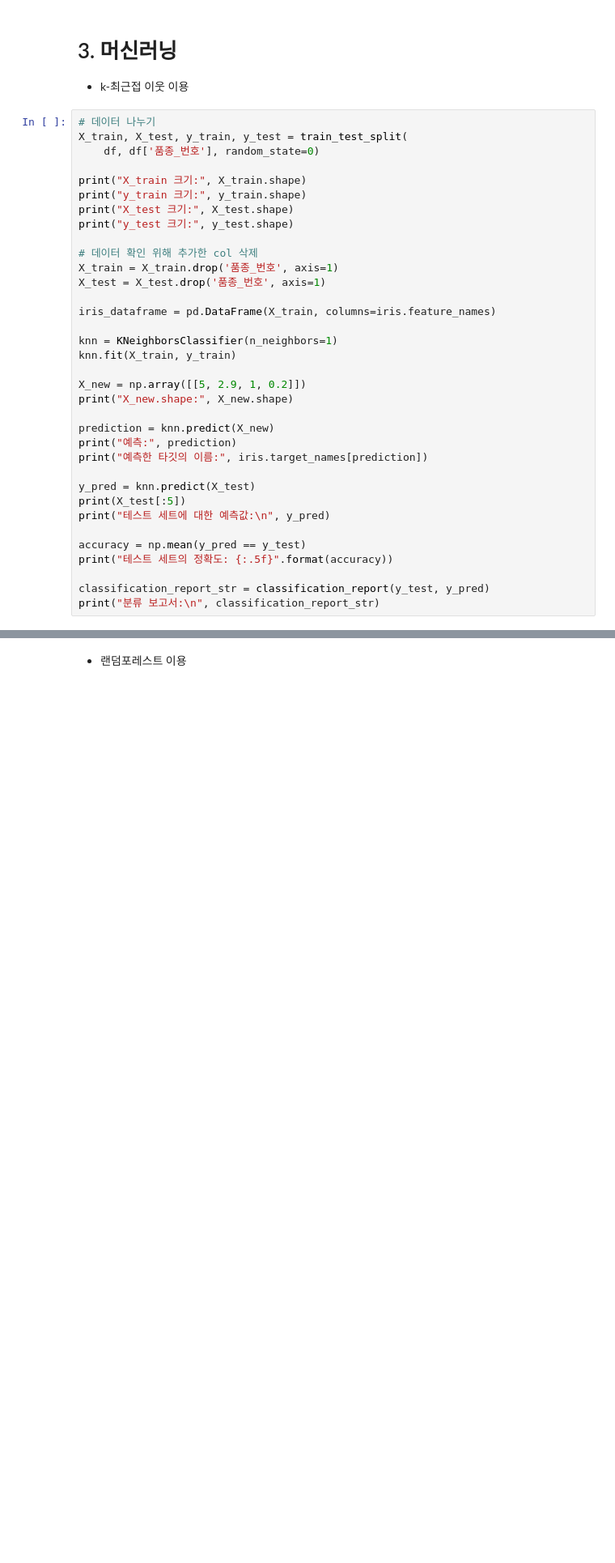
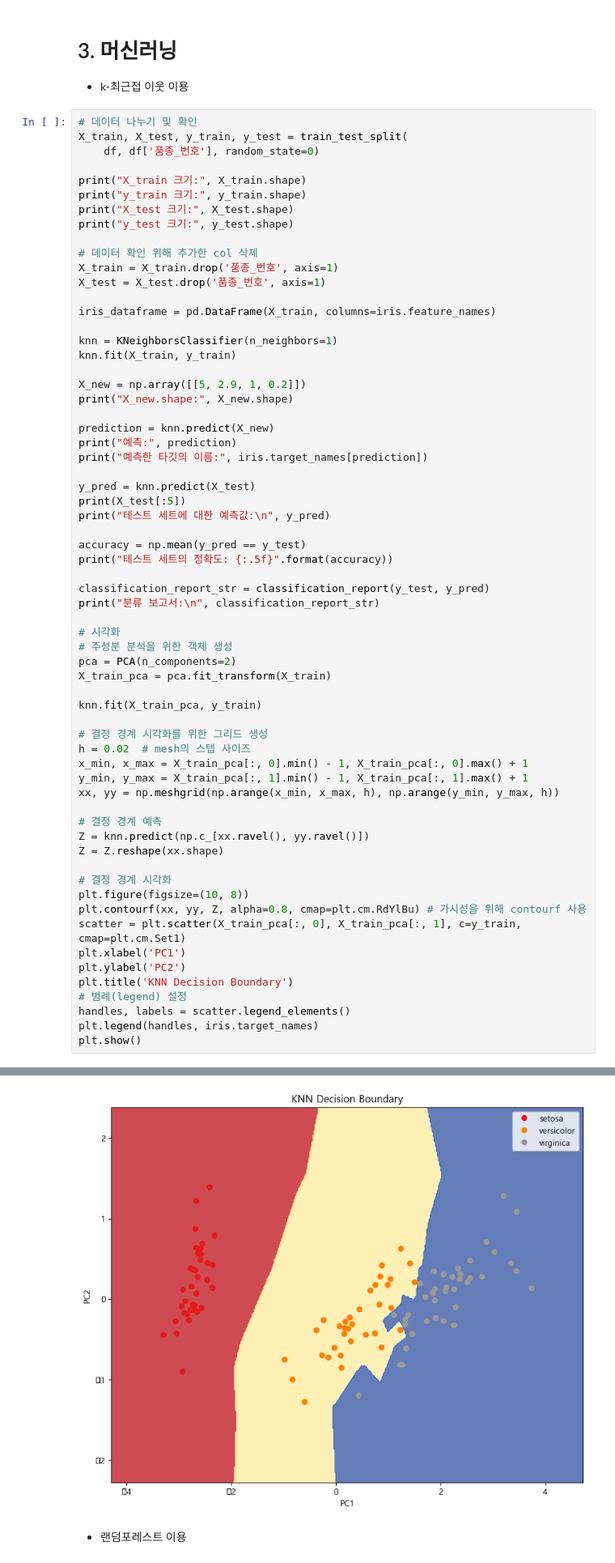
Before and after one commit to YeDongVibe/Python_Class, a Jupyter notebook: 14_mission_R/missionR.ipynb, the cells around one changed output, grey strips where cells are left out. Shown at 81% size. Drawn from its saved outputs; the diff is of its cells as text; blank space fills up the shorter version.

```diff
--- a/14_mission_R/missionR.ipynb
+++ b/14_mission_R/missionR.ipynb
@@ -91,7 +93,7 @@ sn.pairplot(data=df, vars=["꽃잎_너비", "꽃잎_길이"], hue="품종_번호
 # 3. 머신러닝
 * k-최근접 이웃 이용
 # %%
-# 데이터 나누기
+# 데이터 나누기 및 확인
 X_train, X_test, y_train, y_test = train_test_split(
     df, df['품종_번호'], random_state=0)
 
@@ -116,32 +118,62 @@ prediction = knn.predict(X_new)
 print("예측:", prediction)
 print("예측한 타깃의 이름:", iris.target_names[prediction])
 
 y_pred = knn.predict(X_test)
 print(X_test[:5])
 print("테스트 세트에 대한 예측값:\n", y_pred)
 
 accuracy = np.mean(y_pred == y_test)
 print("테스트 세트의 정확도: {:.5f}".format(accuracy))
 
 classification_report_str = classification_report(y_test, y_pred)
 print("분류 보고서:\n", classification_report_str)
+
+# 시각화
+# 주성분 분석을 위한 객체 생성
+pca = PCA(n_components=2)
+X_train_pca = pca.fit_transform(X_train)
+
+knn.fit(X_train_pca, y_train)
+
+# 결정 경계 시각화를 위한 그리드 생성
+h = 0.02  # mesh의 스텝 사이즈
+x_min, x_max = X_train_pca[:, 0].min() - 1, X_train_pca[:, 0].max() + 1
+y_min, y_max = X_train_pca[:, 1].min() - 1, X_train_pca[:, 1].max() + 1
+xx, yy = np.meshgrid(np.arange(x_min, x_max, h), np.arange(y_min, y_max, h))
+
+# 결정 경계 예측
+Z = knn.predict(np.c_[xx.ravel(), yy.ravel()])
+Z = Z.reshape(xx.shape)
+
+# 결정 경계 시각화
+plt.figure(figsize=(10, 8))
+plt.contourf(xx, yy, Z, alpha=0.8, cmap=plt.cm.RdYlBu) # 가시성을 위해 contourf 사용
+scatter = plt.scatter(X_train_pca[:, 0], X_train_pca[:, 1], c=y_train, cmap=plt.cm.Set1)
+plt.xlabel('PC1')
+plt.ylabel('PC2')
+plt.title('KNN Decision Boundary')
+# 범례(legend) 설정
+handles, labels = scatter.legend_elements()
+plt.legend(handles, iris.target_names)
+plt.show()
 # %% [output]
 X_train 크기: (112, 5)
 y_train 크기: (112,)
 X_test 크기: (38, 5)
 y_test 크기: (38,)
 X_new.shape: (1, 4)
 예측: [0]
 예측한 타깃의 이름: ['setosa']
      꽃받침_길이  꽃받침_너비  꽃잎_길이  꽃잎_너비
 114     5.8     2.8    5.1    2.4
 62      6.0     2.2    4.0    1.0
 33      5.5     4.2    1.4    0.2
 107     7.3     2.9    6.3    1.8
 ... (11 lines left out)
 
     accuracy                           0.97        38
    macro avg       0.97      0.98      0.97        38
 weighted avg       0.98      0.97      0.97        38
+[figure, added]
 # %% [markdown]
 * 랜덤포레스트 이용
```
Also changed, not shown: parts of 6 cells of this notebook, 1 other file.
